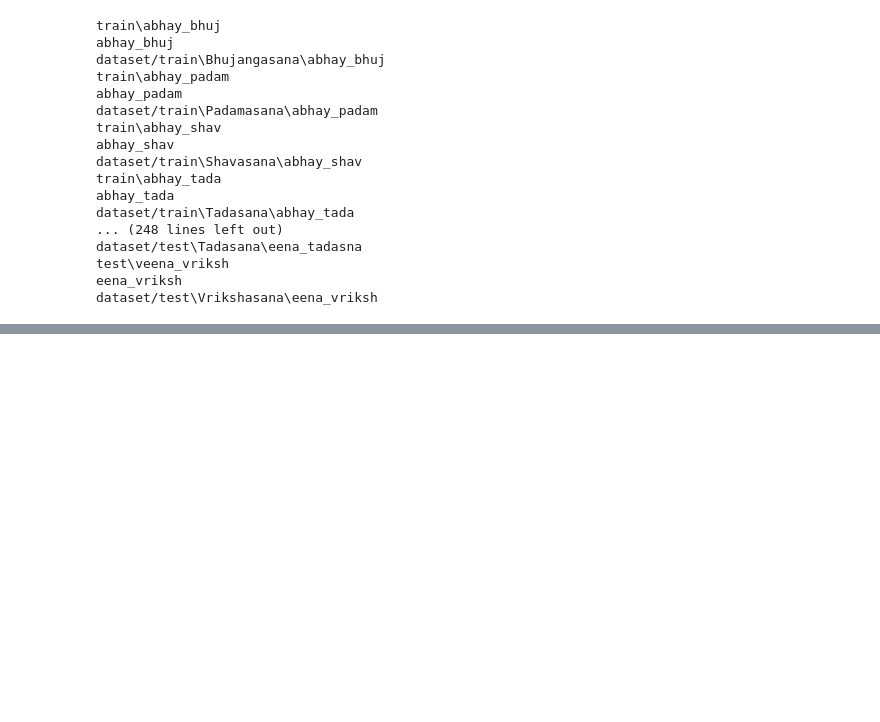
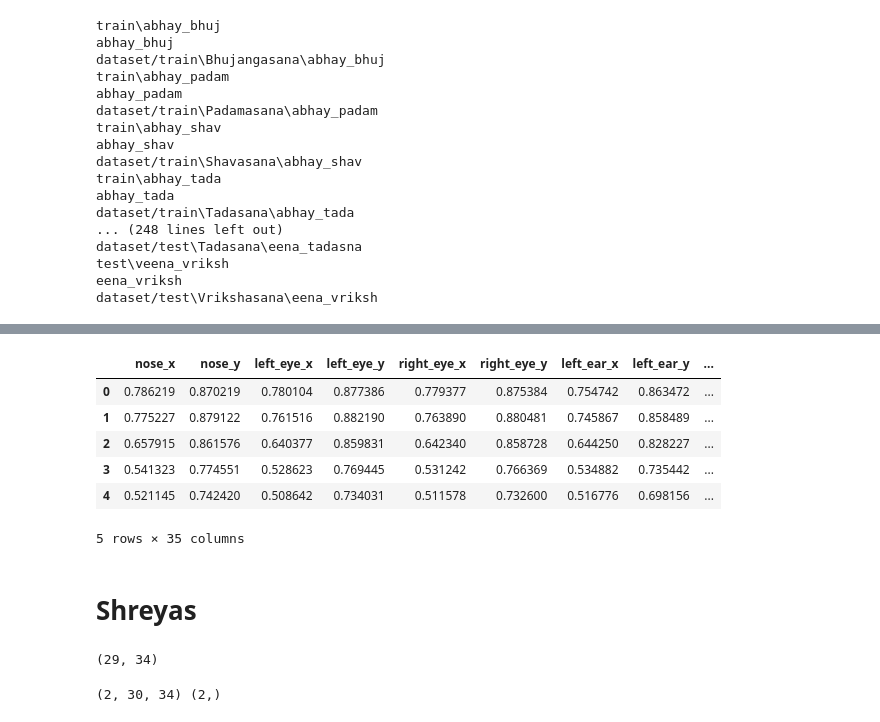
Before and after one commit to radhamujumdar/Yoga_Class-Analysis, a Jupyter notebook: Frames_folder.ipynb, the cells around one changed output, grey strips where cells are left out. Saved outputs shown, nothing was run; the diff lists cells and outputs as text; code cells hidden in the pictures; blank space fills up the shorter version.

```diff
--- a/Frames_folder.ipynb
+++ b/Frames_folder.ipynb
@@ -271,0 +255,16 @@ FileNotFoundError: Unsuccessful TensorSliceReader constructor: Failed to find an
+# %%
+# Change the csv to have nose, left_eye, right_eye,... as its columns which match the output of movenet
+# nose: (x,y)
+
+keypts_data=pd.read_csv("testfile.csv")
+keypts_data.head()
+# %% [output]
+|  | nose_x | nose_y | left_eye_x | left_eye_y | right_eye_x | right_eye_y | left_ear_x | left_ear_y | ... |
+| 0 | 0.786219 | 0.870219 | 0.780104 | 0.877386 | 0.779377 | 0.875384 | 0.754742 | 0.863472 | ... |
+| 1 | 0.775227 | 0.879122 | 0.761516 | 0.882190 | 0.763890 | 0.880481 | 0.745867 | 0.858489 | ... |
+| 2 | 0.657915 | 0.861576 | 0.640377 | 0.859831 | 0.642340 | 0.858728 | 0.644250 | 0.828227 | ... |
+| 3 | 0.541323 | 0.774551 | 0.528623 | 0.769445 | 0.531242 | 0.766369 | 0.534882 | 0.735442 | ... |
+| 4 | 0.521145 | 0.742420 | 0.508642 | 0.734031 | 0.511578 | 0.732600 | 0.516776 | 0.698156 | ... |
+5 rows × 35 columns
+# %% [markdown]
+# Shreyas
@@ -271,0 +273,18 @@ FileNotFoundError: Unsuccessful TensorSliceReader constructor: Failed to find an
+# %%
+x_train = []
+train_sample = []
+
+x_train.append(keypts_data.iloc[0:18].drop('label', axis=1).values)
+x_train.append(keypts_data.iloc[18:47].drop('label', axis=1).values)
+
+x_train[1].shape
+
+# x_train = np.array(x_train)
+# y_train = np.array([0])
+
+# print(x_train.shape, y_train.shape)
+
+# x_train = np.expand_dims(x_train, 0)
+# print(x_train.shape, y_train.shape)
+# %% [output]
+(29, 34)
@@ -271,0 +300,7 @@ FileNotFoundError: Unsuccessful TensorSliceReader constructor: Failed to find an
+# %%
+x_train = train
+y_train = label
+
+print(x_train.shape, y_train.shape)
+# %% [output]
+(2, 30, 34) (2,)
```
Also changed, not shown: parts of 12 cells of this notebook, 4 other files.
